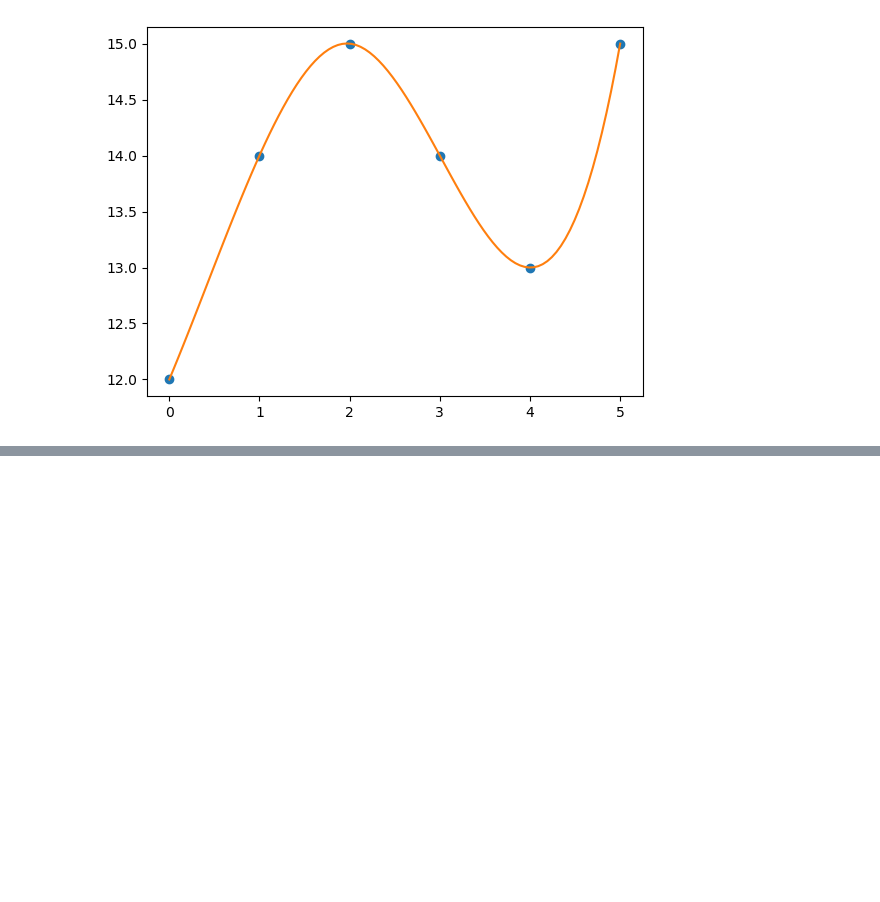
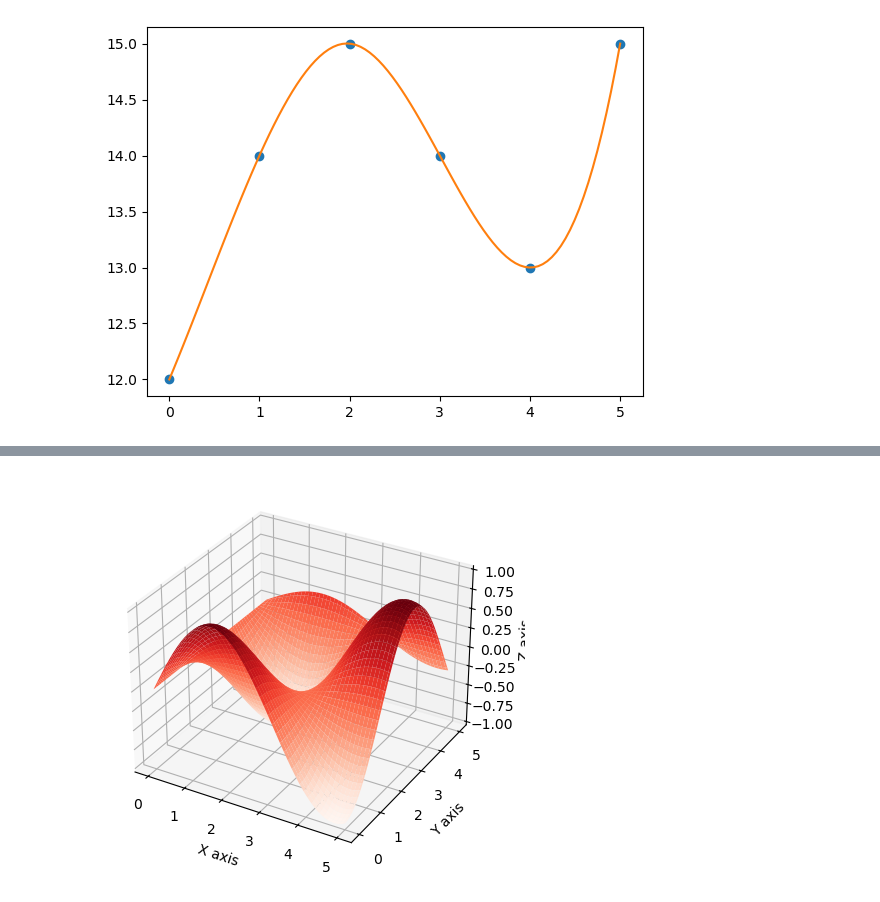
Before and after one commit to CQULeaf/MCM-ICM_Study_Resources, a Jupyter notebook: Materials from Xuhang Ye/Data Preprocession/Interpolation and Fitting（插值与拟合）/Different Interpolation Methods.ipynb, the cells around one changed output, grey strips where cells are left out. Cells and saved outputs as stored; diff of their text form; code cells hidden in the pictures; blank space fills up the shorter version.

```diff
--- a/Materials from Xuhang Ye/Data Preprocession/Interpolation and Fitting（插值与拟合）/Different Interpolation Methods.ipynb
+++ b/Materials from Xuhang Ye/Data Preprocession/Interpolation and Fitting（插值与拟合）/Different Interpolation Methods.ipynb
@@ -56,0 +69,36 @@ plt.show()
+# %%
+# 二维插值(规则网格插值)
+import numpy as np
+from scipy.interpolate import interp2d
+import matplotlib.pyplot as plt
+from mpl_toolkits.mplot3d import Axes3D # 导入三维坐标轴支持
+
+# 示例数据
+x = np.linspace(0, 5, 10)
+y = np.linspace(0, 5, 10)
+X, Y = np.meshgrid(x, y)
+Z = np.sin(X) * np.cos(Y)
+
+# 创建插值函数
+f = interp2d(x, y, Z, kind = 'cubic') # 三次样条插值
+
+# 使用插值函数
+xnew = np.linspace(min(x), max(x), 100)
+ynew = np.linspace(min(y), max(y), 100)
+Xnew, Ynew = np.meshgrid(xnew, ynew)
+Znew = f(xnew, ynew)
+
+# 创建三维坐标系
+fig = plt.figure(figsize = (5, 5))
+ax = fig.add_subplot(111, projection = '3d')
+
+# 绘制三维网格图
+ax.plot_surface(Xnew, Ynew, Znew, cmap = 'Reds')
+
+# 设置坐标轴标签
+ax.set_xlabel('X axis')
+ax.set_ylabel('Y axis')
+ax.set_zlabel('Z axis')
+plt.show()
+# %% [output]
+[figure, added]
```
Also changed, not shown: parts of 6 cells of this notebook, 1 other file.
